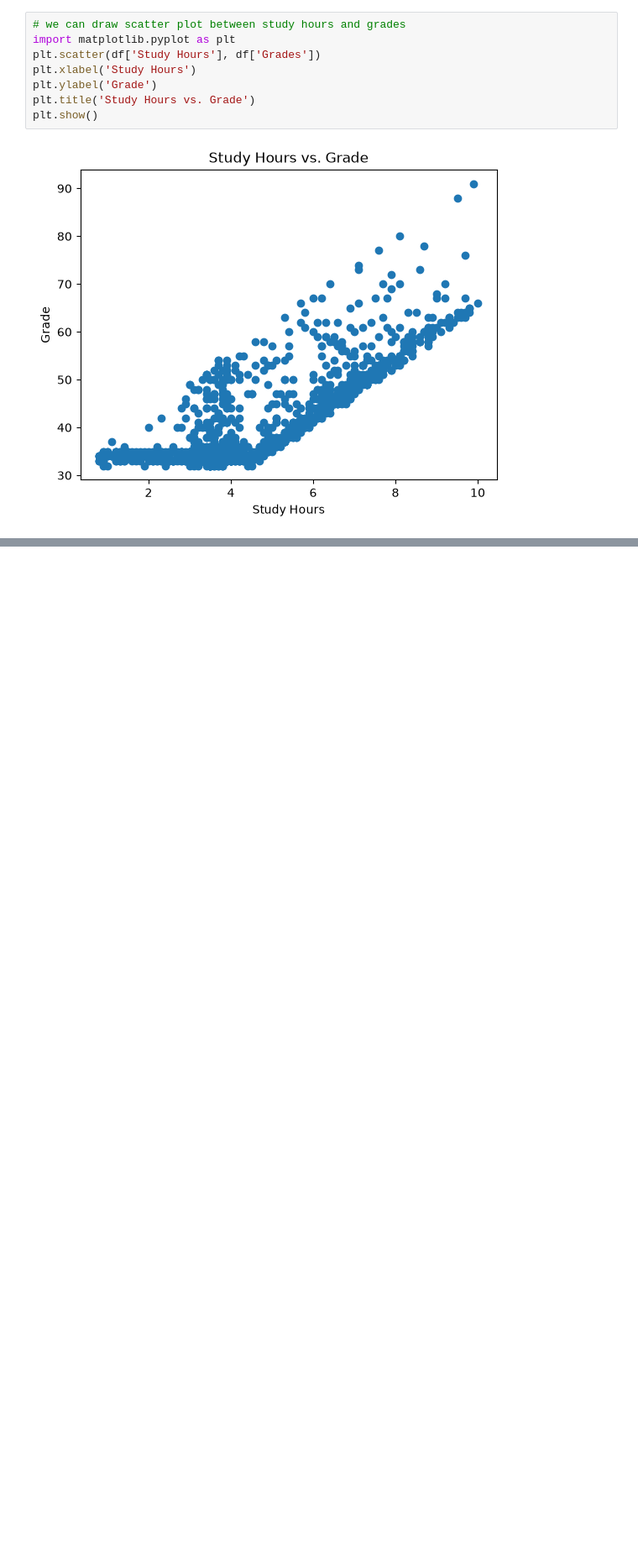
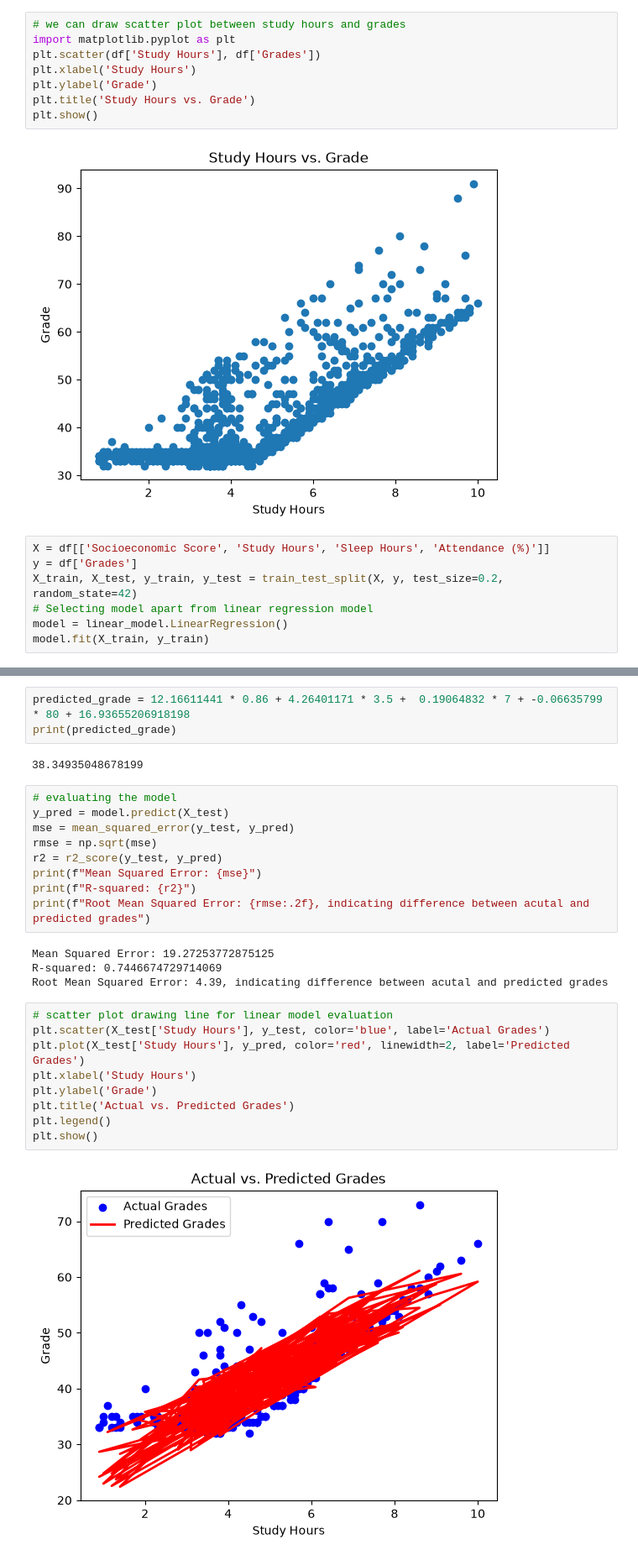
Before and after one commit to RafaqatMuneer/AIML, a Jupyter notebook: student-performance-project/notebooks/eda.ipynb, the cells around one changed output, grey strips where cells are left out. Shown at 84% size. Cells and saved outputs as stored; diff of their text form; blank space fills up the shorter version.

Commit message:
model trained and evaluated

```diff
--- a/student-performance-project/notebooks/eda.ipynb
+++ b/student-performance-project/notebooks/eda.ipynb
@@ -115,3 +115,10 @@ plt.title('Study Hours vs. Grade')
 plt.show()
 # %% [output]
 [figure]
+# %%
+X = df[['Socioeconomic Score', 'Study Hours', 'Sleep Hours', 'Attendance (%)']]
+y = df['Grades']
+X_train, X_test, y_train, y_test = train_test_split(X, y, test_size=0.2, random_state=42)
+# Selecting model apart from linear regression model
+model = linear_model.LinearRegression()
+model.fit(X_train, y_train)
@@ -117,0 +145,29 @@ plt.show()
+# %%
+predicted_grade = 12.16611441 * 0.86 + 4.26401171 * 3.5 +  0.19064832 * 7 + -0.06635799 * 80 + 16.93655206918198
+print(predicted_grade)
+# %% [output]
+38.34935048678199
+# %%
+# evaluating the model
+y_pred = model.predict(X_test)
+mse = mean_squared_error(y_test, y_pred)
+rmse = np.sqrt(mse)
+r2 = r2_score(y_test, y_pred)
+print(f"Mean Squared Error: {mse}")
+print(f"R-squared: {r2}")
+print(f"Root Mean Squared Error: {rmse:.2f}, indicating difference between acutal and predicted grades")
+# %% [output]
+Mean Squared Error: 19.27253772875125
+R-squared: 0.7446674729714069
+Root Mean Squared Error: 4.39, indicating difference between acutal and predicted grades
+# %%
+# scatter plot drawing line for linear model evaluation
+plt.scatter(X_test['Study Hours'], y_test, color='blue', label='Actual Grades')
+plt.plot(X_test['Study Hours'], y_pred, color='red', linewidth=2, label='Predicted Grades')
+plt.xlabel('Study Hours')
+plt.ylabel('Grade')
+plt.title('Actual vs. Predicted Grades')
+plt.legend()
+plt.show()
+# %% [output]
+[figure, added]
```
Also changed, not shown: parts of 5 cells of this notebook.
